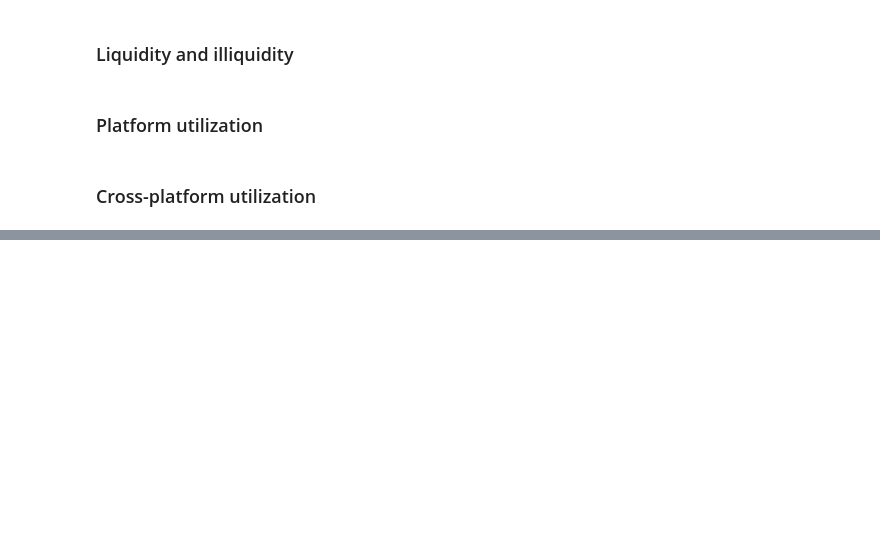
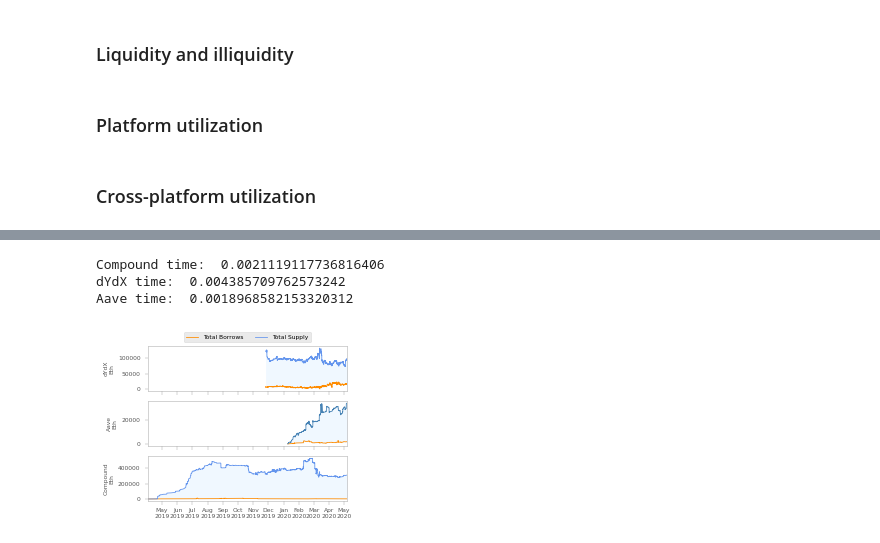
Before and after one commit to danhper/defi-plf-analysis, a Jupyter notebook: notebooks/exploration.ipynb, the cells around one changed output, grey strips where cells are left out. Saved outputs shown, nothing was run; the diff lists cells and outputs as text; code cells hidden in the pictures; blank space fills up the shorter version.

```diff
--- a/notebooks/exploration.ipynb
+++ b/notebooks/exploration.ipynb
@@ -304,0 +529,7 @@ for market in list(set(markets['compound']) & set(markets['dydx']) & set(map(lam
+# %%
+plot_liquidity_market('eth')
+# %% [output]
+Compound time:  0.0021119117736816406
+dYdX time:  0.004385709762573242
+Aave time:  0.0018968582153320312
+[figure, added]
```
Also changed, not shown: parts of 20 cells of this notebook, 1 other file.
